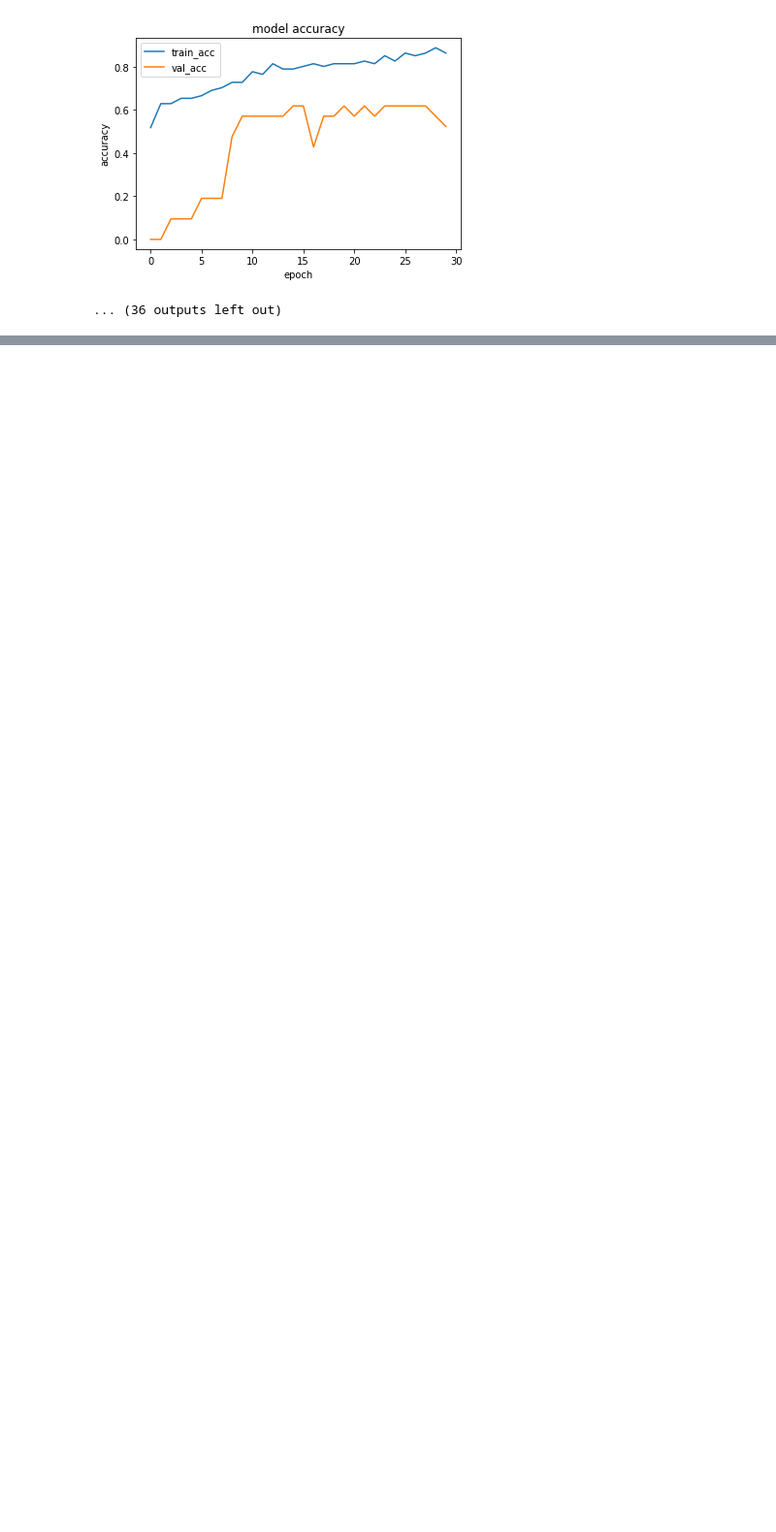
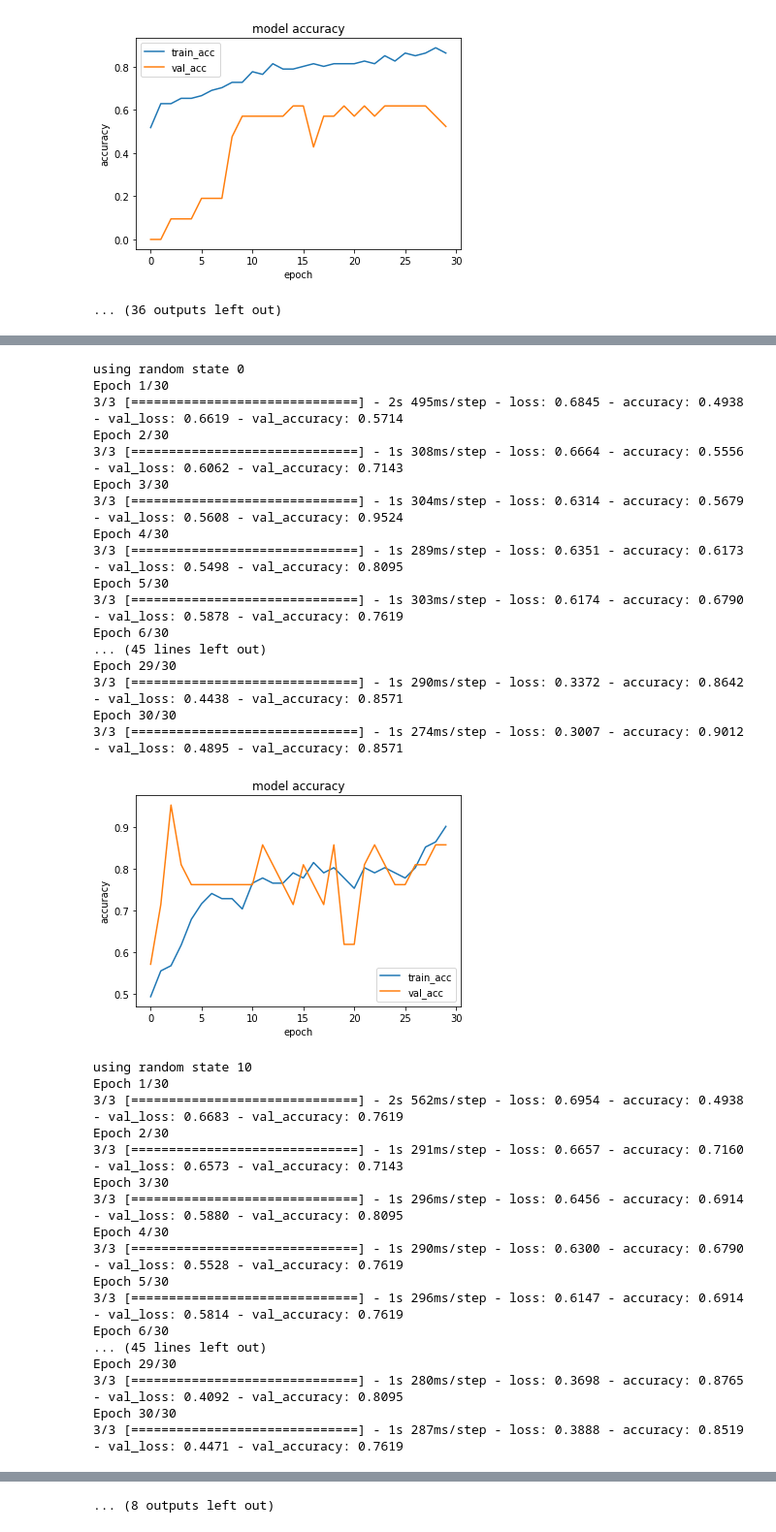
Before and after one commit to anish-lakkapragada/Hand-Classification-For-Autism-Diagnosis, a Jupyter notebook: Hand Flapping Classifier_2.ipynb, the cells around one changed output, grey strips where cells are left out. Shown at 97% size. Saved outputs shown, nothing was run; the diff lists cells and outputs as text; code cells hidden in the pictures; blank space fills up the shorter version.

```diff
--- a/Hand Flapping Classifier_2.ipynb
+++ b/Hand Flapping Classifier_2.ipynb
@@ -515,0 +644,55 @@ for random_state in [0, 10, 20, 30, 40, 50, 60, 70, 80, 90]:
+# %%
+from sklearn.model_selection import train_test_split
+N = np.random.permutation(X.shape[0])
+X = X[N]
+y = y[N]
+for random_state in [0, 10, 20, 30, 40, 50, 60, 70, 80, 90]:
+    print(f"using random state {random_state}")
+    X_train, X_test, y_train, y_test = train_test_split(X, y, test_size = 0.2, random_state=random_state)
+
+    model = tf.keras.models.Sequential([
+        tf.keras.layers.LSTM(64, return_sequences = True),
+        tf.keras.layers.LSTM(128, return_sequences=False),
+        tf.keras.layers.Dense(1, activation = "sigmoid")
+    ])
+    model.compile(loss = "binary_crossentropy", optimizer = "Adam", metrics = ['accuracy'])
+
+    history = model.fit(X, y, validation_split=0.2, epochs = 30)
+
+    plot(history)
+# %% [output]
+using random state 0
+Epoch 1/30
+3/3 [==============================] - 2s 495ms/step - loss: 0.6845 - accuracy: 0.4938 - val_loss: 0.6619 - val_accuracy: 0.5714
+Epoch 2/30
+3/3 [==============================] - 1s 308ms/step - loss: 0.6664 - accuracy: 0.5556 - val_loss: 0.6062 - val_accuracy: 0.7143
+Epoch 3/30
+3/3 [==============================] - 1s 304ms/step - loss: 0.6314 - accuracy: 0.5679 - val_loss: 0.5608 - val_accuracy: 0.9524
+Epoch 4/30
+3/3 [==============================] - 1s 289ms/step - loss: 0.6351 - accuracy: 0.6173 - val_loss: 0.5498 - val_accuracy: 0.8095
+Epoch 5/30
+3/3 [==============================] - 1s 303ms/step - loss: 0.6174 - accuracy: 0.6790 - val_loss: 0.5878 - val_accuracy: 0.7619
+Epoch 6/30
+... (45 lines left out)
+Epoch 29/30
+3/3 [==============================] - 1s 290ms/step - loss: 0.3372 - accuracy: 0.8642 - val_loss: 0.4438 - val_accuracy: 0.8571
+Epoch 30/30
+3/3 [==============================] - 1s 274ms/step - loss: 0.3007 - accuracy: 0.9012 - val_loss: 0.4895 - val_accuracy: 0.8571
+[figure, added]
+using random state 10
+Epoch 1/30
+3/3 [==============================] - 2s 562ms/step - loss: 0.6954 - accuracy: 0.4938 - val_loss: 0.6683 - val_accuracy: 0.7619
+Epoch 2/30
+3/3 [==============================] - 1s 291ms/step - loss: 0.6657 - accuracy: 0.7160 - val_loss: 0.6573 - val_accuracy: 0.7143
+Epoch 3/30
+3/3 [==============================] - 1s 296ms/step - loss: 0.6456 - accuracy: 0.6914 - val_loss: 0.5880 - val_accuracy: 0.8095
+Epoch 4/30
+3/3 [==============================] - 1s 290ms/step - loss: 0.6300 - accuracy: 0.6790 - val_loss: 0.5528 - val_accuracy: 0.7619
+Epoch 5/30
+3/3 [==============================] - 1s 296ms/step - loss: 0.6147 - accuracy: 0.6914 - val_loss: 0.5814 - val_accuracy: 0.7619
+Epoch 6/30
+... (45 lines left out)
+Epoch 29/30
+3/3 [==============================] - 1s 280ms/step - loss: 0.3698 - accuracy: 0.8765 - val_loss: 0.4092 - val_accuracy: 0.8095
+Epoch 30/30
+3/3 [==============================] - 1s 287ms/step - loss: 0.3888 - accuracy: 0.8519 - val_loss: 0.4471 - val_accuracy: 0.7619
@@ -515,0 +772 @@ for random_state in [0, 10, 20, 30, 40, 50, 60, 70, 80, 90]:
+... (8 outputs left out)
```
Also changed, not shown: parts of 7 cells of this notebook.
